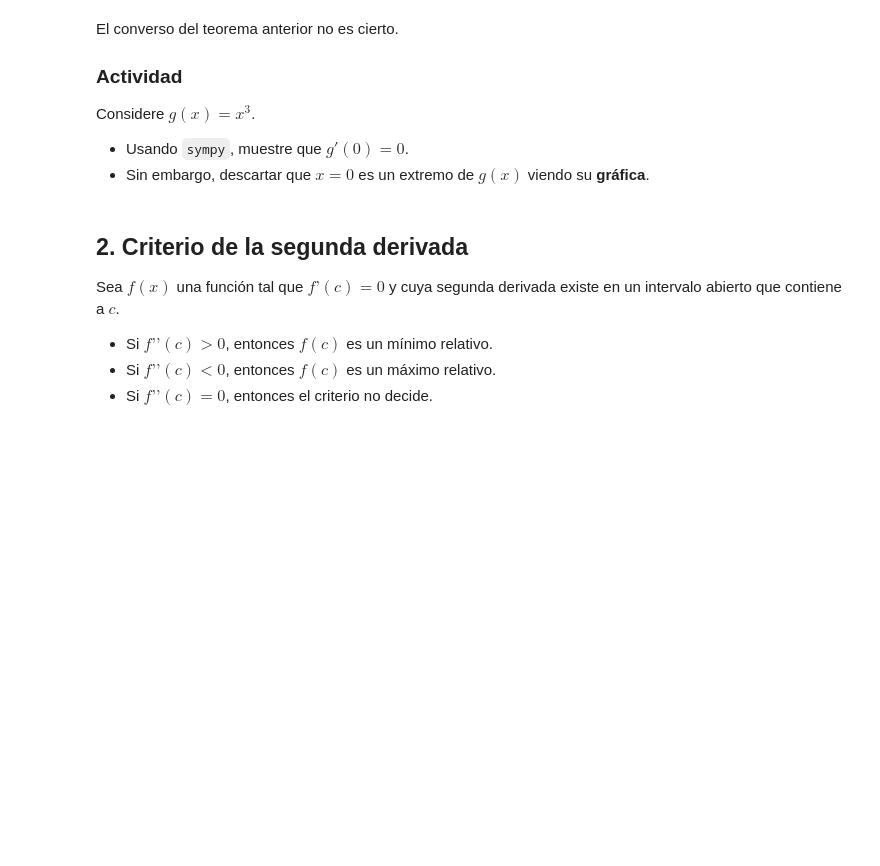
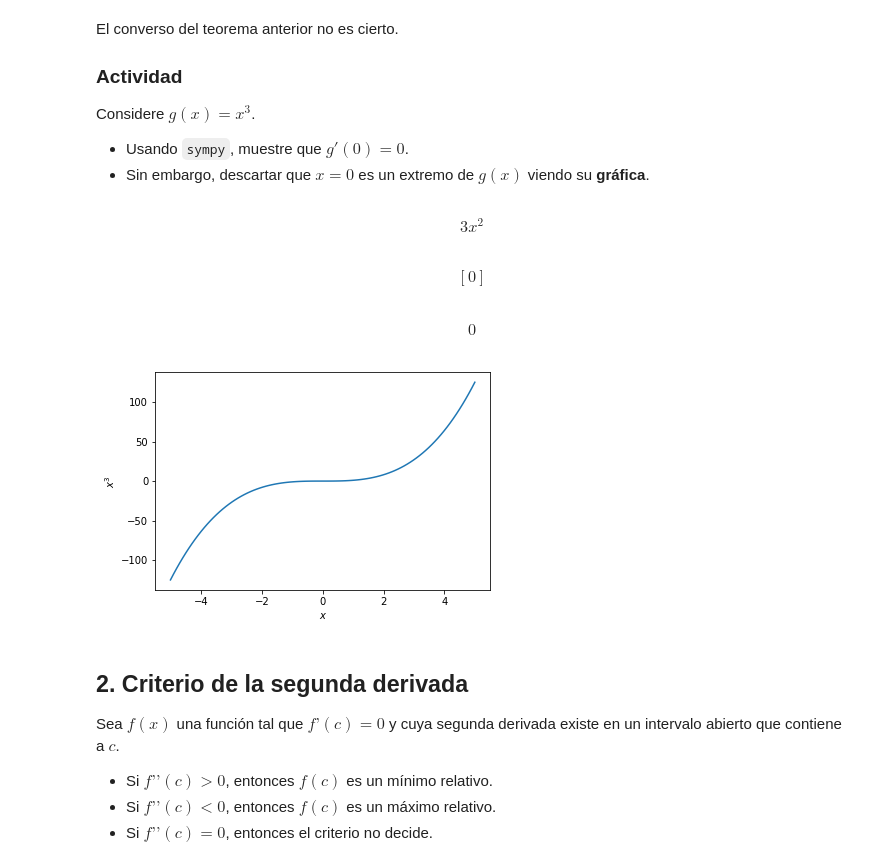
Before and after one commit to rodrigo-giron/SimMat2018-1, a Jupyter notebook: Modulo1/Clase4_OptimizacionSympy.ipynb, the cells around one changed output. Saved outputs shown, nothing was run; the diff lists cells and outputs as text; code cells hidden in the pictures; blank space fills up the shorter version.

```diff
--- a/Modulo1/Clase4_OptimizacionSympy.ipynb
+++ b/Modulo1/Clase4_OptimizacionSympy.ipynb
@@ -150,6 +196,32 @@ El converso del teorema anterior no es cierto.
 Considere $g(x)=x^3$.
 - Usando `sympy`, muestre que $g'(0)=0$.
 - Sin embargo, descartar que $x=0$ es un extremo de $g(x)$ viendo su **gráfica**.
+# %%
+def g(x):
+    return x**3
+# %%
+dg = sym.diff(g(x), x)
+dg
+# %% [output]
+$$3 x^{2}$$
+# %%
+puntos_criticos = sym.solve(dg, x)
+puntos_criticos
+# %% [output]
+$$\left [ 0\right ]$$
+# %%
+dg_eval0 = dg.subs(x, puntos_criticos[0])
+dg_eval0
+# %% [output]
+$$0$$
+# %%
+# graficar
+plt.plot(x_vec, g(x_vec))
+plt.xlabel('$x$')
+plt.ylabel('$x^3$')
+plt.show()
+# %% [output]
+[figure, added]
 # %% [markdown]
 ## 2. Criterio de la segunda derivada
 
```
Also changed, not shown: parts of 16 cells of this notebook.
